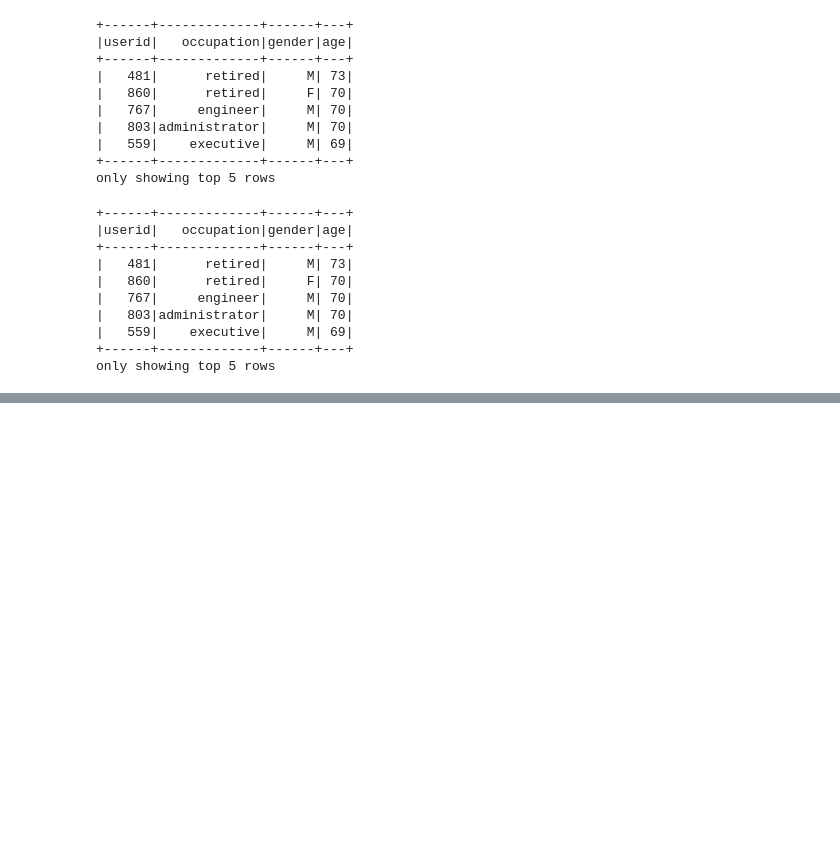
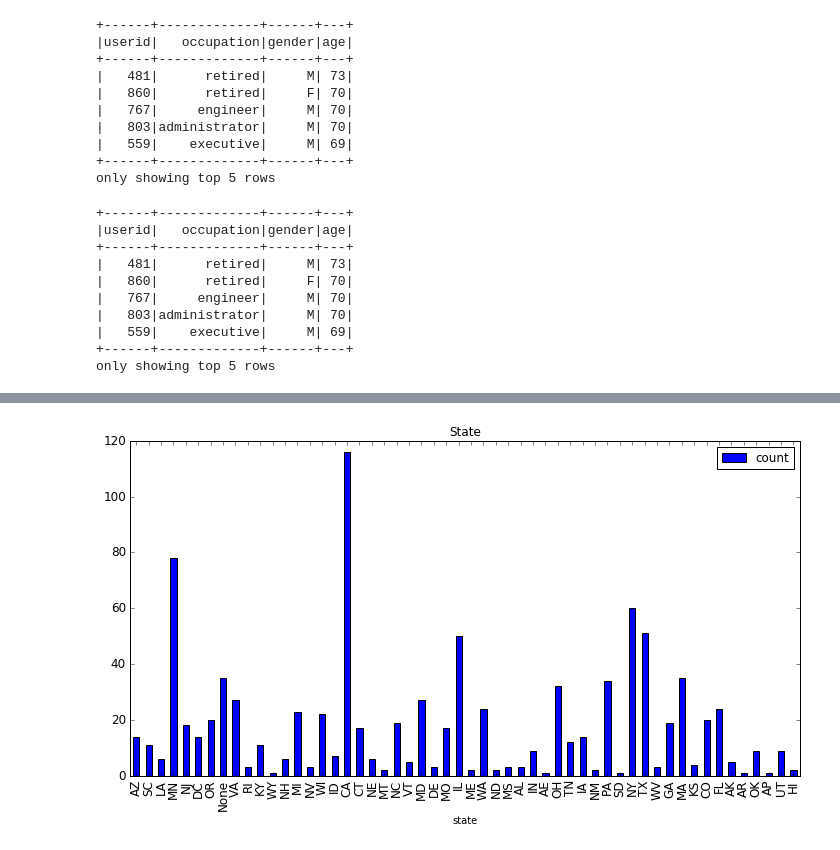
Before and after one commit to irashadow/PythonSparkPractice, a Jupyter notebook: L9 Python_Spark_SQL_DataFrame_RDD.ipynb, the cells around one changed output, grey strips where cells are left out. Saved outputs shown, nothing was run; the diff lists cells and outputs as text; code cells hidden in the pictures; blank space fills up the shorter version.

```diff
--- a/L9 Python_Spark_SQL_DataFrame_RDD.ipynb
+++ b/L9 Python_Spark_SQL_DataFrame_RDD.ipynb
@@ -377,0 +633,3 @@ only showing top 5 rows
+# %%
+zipcode_df = sqlContext.createDataFrame(zipcode_data)
+zipcode_df.printSchema()
@@ -377,0 +706,4 @@ only showing top 5 rows
+# %%
+joined_df = user_df.join(zipcode_df,\
+user_df.zipcode == zipcode_df.zipcode,"left_outer")
+joined_df.printSchema()
@@ -377,0 +757,3 @@ only showing top 5 rows
+# %%
+GroupByState_df = joined_df.groupBy("state").count()
+GroupByState_df.show(5)
@@ -377,0 +773,4 @@ only showing top 5 rows
+# %%
+import pandas as pd
+GroupByState_pandas_df = GroupByState_df.toPandas().set_index("state")
+GroupByState_pandas_df[0:5]
@@ -377,0 +785,8 @@ only showing top 5 rows
+# %%
+import matplotlib.pyplot as plt
+%matplotlib inline
+ax = GroupByState_pandas_df['count']\
+.plot(kind='bar',title='State',figsize=(12,6),legend=True,fontsize=12)
+plt.show()
+# %% [output]
+[figure, added]
```
Also changed, not shown: parts of 40 cells of this notebook.
